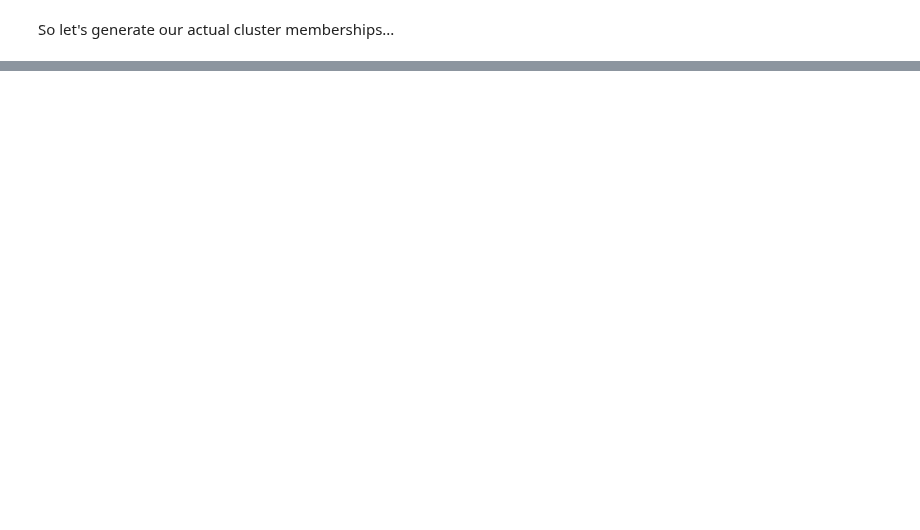
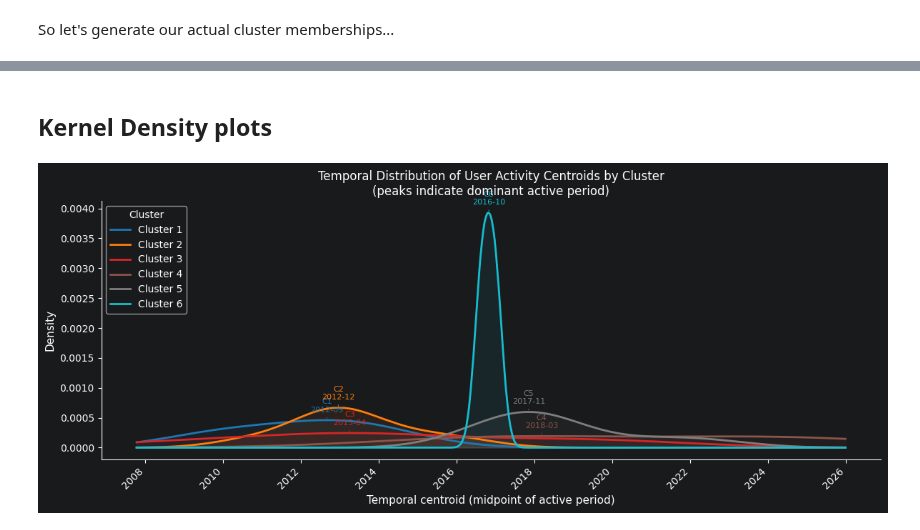
Before and after one commit to RSEMetaScience/kieker_analysis, a Jupyter notebook: notebooks/clustering.csv.ipynb, the cells around one changed output, grey strips where cells are left out. Drawn from its saved outputs; the diff is of its cells as text; code cells hidden in the pictures; blank space fills up the shorter version.

Commit message:
dates n stuff

```diff
--- a/notebooks/clustering.csv.ipynb
+++ b/notebooks/clustering.csv.ipynb
@@ -184,0 +370,59 @@ cluster_profiles
+# %% [markdown]
+## Kernel Density plots
+# %%
+import matplotlib.dates as mdates
+
+
+def days_to_ts(days_array):
+    return [epoch + pd.Timedelta(days=int(d)) for d in days_array]
+
+# get some colours from matplotlibs colour pallette one for each cluster
+colours = plt.cm.tab10(np.linspace(0, 0.9, len(cluster_ids)))
+
+fig, ax = plt.subplots(figsize=(12, 5))
+days=None
+for colour, cid in zip(colours, cluster_ids):
+    days = df.loc[df[clusters] == cid, "centroid_days"].values
+
+    kde    = stats.gaussian_kde(days, bw_method="scott")
+    x_days = np.linspace(df["centroid_days"].min() - 365,
+                         df["centroid_days"].max() + 365, 500)
+    y      = kde(x_days)
+    x_ts   = days_to_ts(x_days)
+
+    ax.plot(x_ts, y, label=f"Cluster {cid}", color=colour, linewidth=2)
+    ax.fill_between(x_ts, y, alpha=0.08, color=colour)
+
+    # Annotate peak date
+    peak_idx  = np.argmax(y)
+    peak_date = x_ts[peak_idx]
+    ax.annotate(
+        f"C{cid}\n{peak_date.strftime('%Y-%m')}",
+        xy=(peak_date, y[peak_idx]),
+        xytext=(0, 8), textcoords="offset points",
+        ha="center", fontsize=8, color=colour,
+        arrowprops=dict(arrowstyle="-", color=colour, lw=0.8),
+    )
+
+ax.xaxis.set_major_locator(mdates.YearLocator(2))
+ax.xaxis.set_major_formatter(mdates.DateFormatter("%Y"))
+plt.setp(ax.get_xticklabels(), rotation=45, ha="right")
+
+ax.set_xlabel("Temporal centroid (midpoint of active period)", fontsize=11)
+ax.set_ylabel("Density", fontsize=11)
+ax.set_title("Temporal Distribution of User Activity Centroids by Cluster\n"
+             "(peaks indicate dominant active period)", fontsize=12)
+ax.legend(title="Cluster", loc="upper left", framealpha=0.7)
+ax.spines[["top", "right"]].set_visible(False)
+
+plt.tight_layout()
+out_path = "temporal_6cluster_kde.pdf"
+
+# make Jupyter display the preview  as a vector - this wont display in the IDE and we only need it when saving- set it back to png to display
+%config InlineBackend.figure_format = 'png'
+# plt.savefig(out_path, dpi=150)
+# print(f"KDE plot saved → {out_path}")
+plt.plot
+plt.show()
+# %% [output]
+[figure, added]
```
Also changed, not shown: parts of 12 cells of this notebook.
